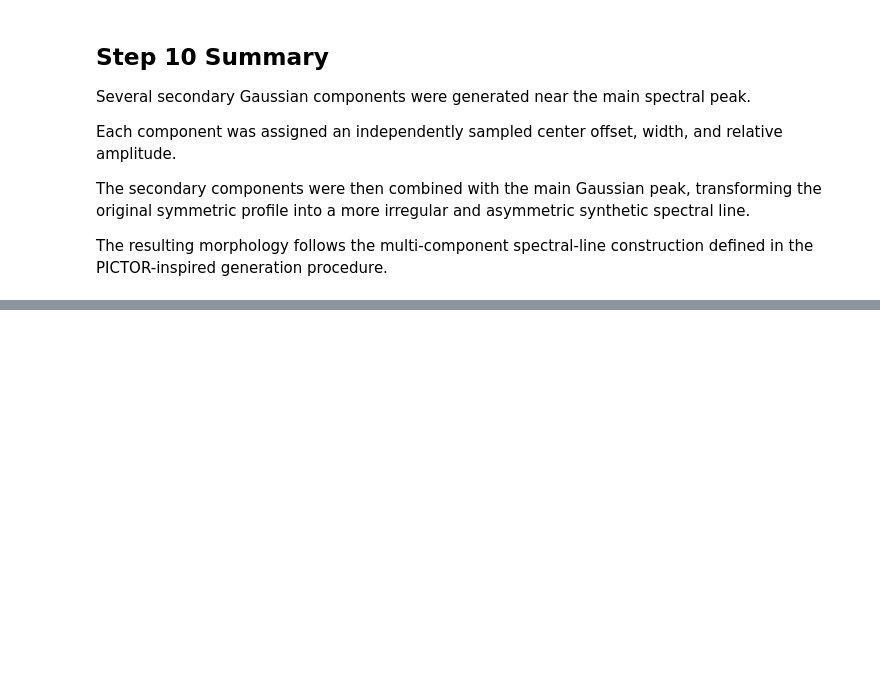
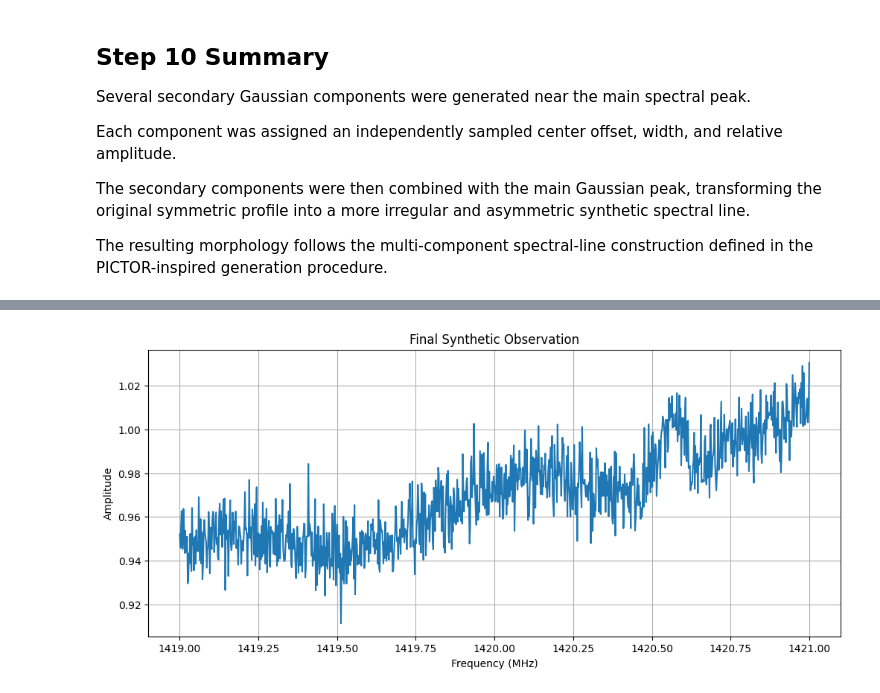
Before and after one commit to Astro-BEAM-AUTh/data-analysis, a Jupyter notebook: Background_Removal_using_NN.ipynb, the cells around one changed output, grey strips where cells are left out. Saved outputs shown, nothing was run; the diff lists cells and outputs as text; code cells hidden in the pictures; blank space fills up the shorter version.

```diff
--- a/Background_Removal_using_NN.ipynb
+++ b/Background_Removal_using_NN.ipynb
@@ -677,0 +755,8 @@ The resulting morphology follows the multi-component spectral-line construction
+# %%
+final_signal = final_background + spectral_lines
+
+print(f"Final signal shape: {final_signal.shape}")
+print(f"Final signal mean: {np.mean(final_signal):.6f}")
+print(f"Final signal standard deviation: {np.std(final_signal):.6f}")
+print(f"Final signal minimum: {np.min(final_signal):.6f}")
+print(f"Final signal maximum: {np.max(final_signal):.6f}")
@@ -677,0 +775,10 @@ The resulting morphology follows the multi-component spectral-line construction
+# %%
+plt.plot(freq, final_signal)
+
+plt.title("Final Synthetic Observation")
+plt.xlabel("Frequency (MHz)")
+plt.ylabel("Amplitude")
+
+plt.show()
+# %% [output]
+[figure, added]
```
Also changed, not shown: parts of 15 cells of this notebook.
